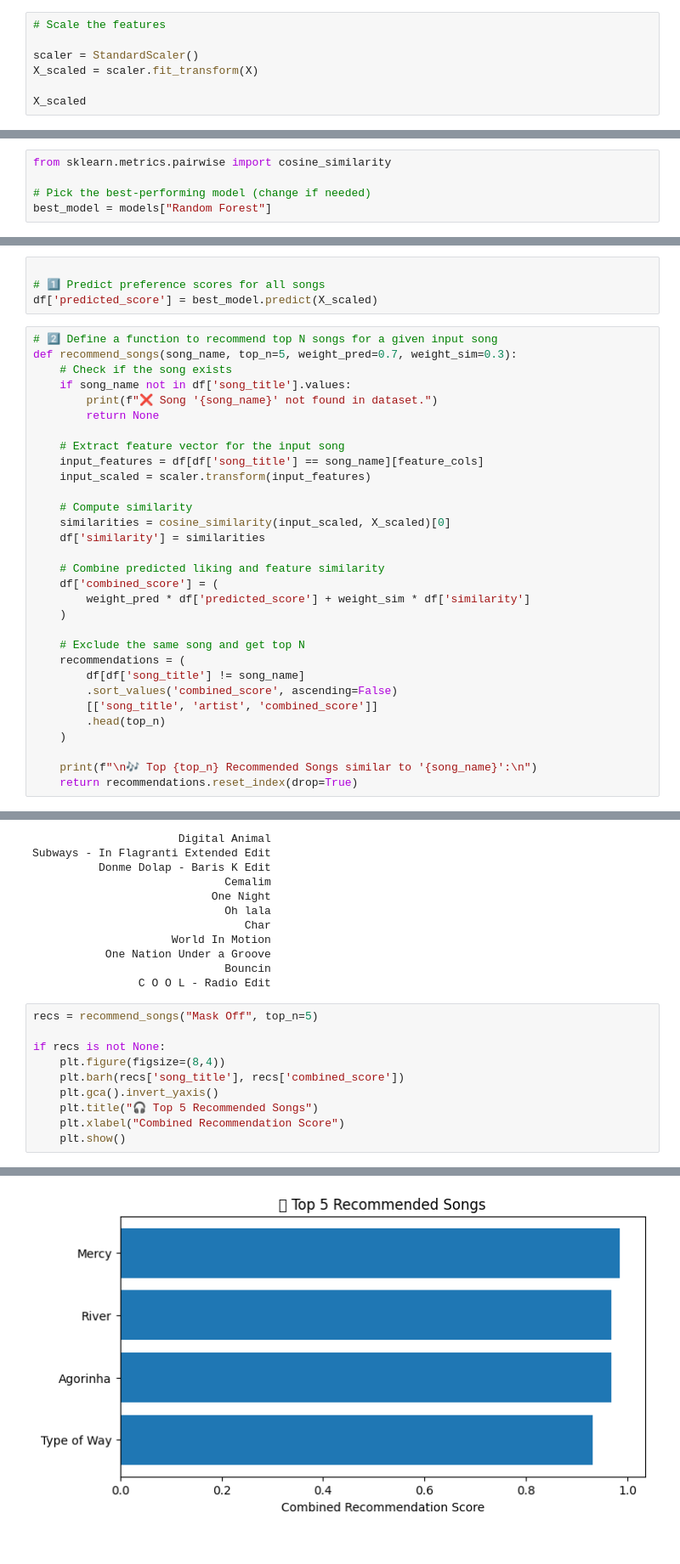
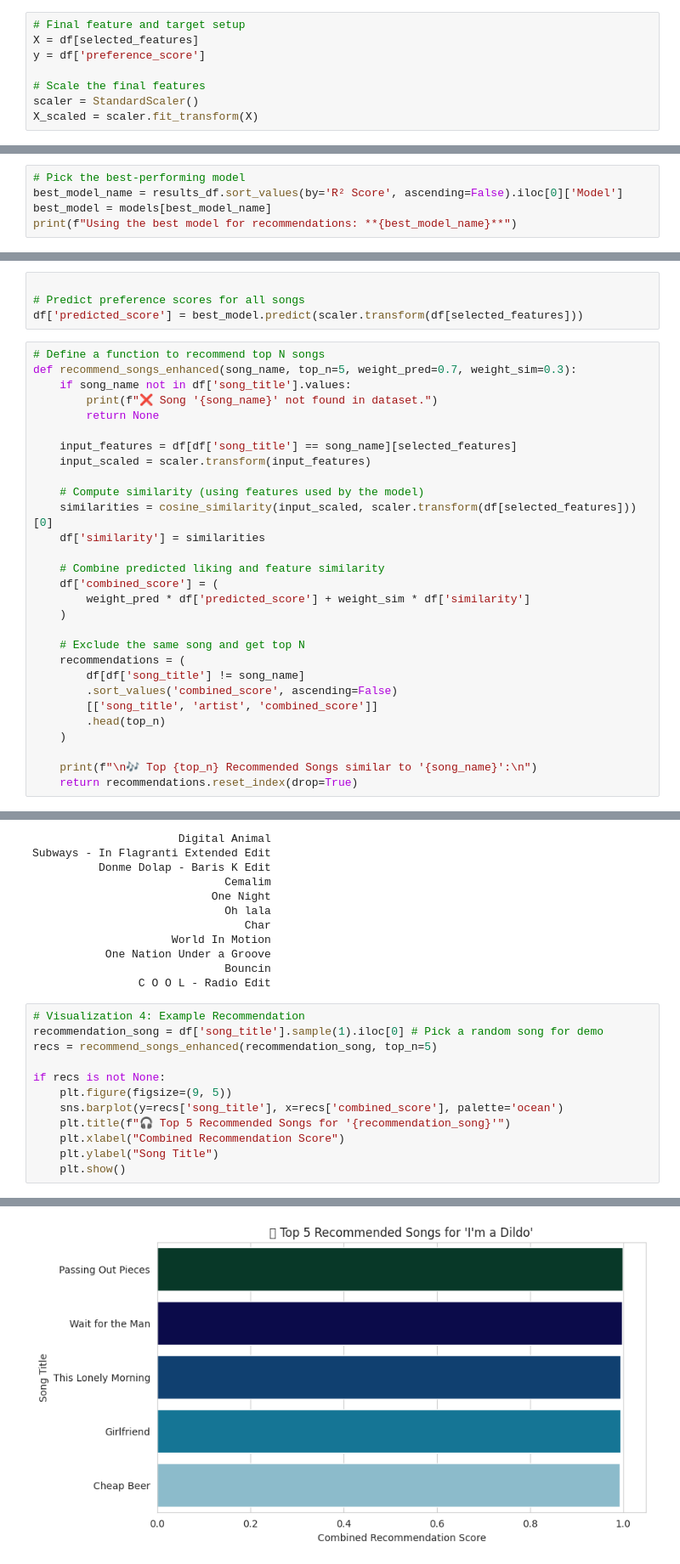
Before and after one commit to arunnats/Music-Taste-Predictor, a Jupyter notebook: Music_taste_predictor.ipynb, the cells around one changed output, grey strips where cells are left out. Shown at 85% size. Saved outputs shown, nothing was run; the diff lists cells and outputs as text.

```diff
--- a/Music_taste_predictor.ipynb
+++ b/Music_taste_predictor.ipynb
@@ -118,7 +153,8 @@ y = df['preference_score']
 # %%
-# Scale the features
+# Final feature and target setup
+X = df[selected_features]
+y = df['preference_score']
 
+# Scale the final features
 scaler = StandardScaler()
 X_scaled = scaler.fit_transform(X)
-
-X_scaled
@@ -199,5 +230,5 @@ plt.show()
 # %%
-from sklearn.metrics.pairwise import cosine_similarity
-
-# Pick the best-performing model (change if needed)
-best_model = models["Random Forest"]
+# Pick the best-performing model
+best_model_name = results_df.sort_values(by='R² Score', ascending=False).iloc[0]['Model']
+best_model = models[best_model_name]
+print(f"Using the best model for recommendations: **{best_model_name}**")
@@ -204,21 +237,19 @@ best_model = models["Random Forest"]
 # %%
 
-# 1️⃣ Predict preference scores for all songs
-df['predicted_score'] = best_model.predict(X_scaled)
+# Predict preference scores for all songs
+df['predicted_score'] = best_model.predict(scaler.transform(df[selected_features]))
 # %%
-# 2️⃣ Define a function to recommend top N songs for a given input song
-def recommend_songs(song_name, top_n=5, weight_pred=0.7, weight_sim=0.3):
-    # Check if the song exists
+# Define a function to recommend top N songs
+def recommend_songs_enhanced(song_name, top_n=5, weight_pred=0.7, weight_sim=0.3):
     if song_name not in df['song_title'].values:
         print(f"❌ Song '{song_name}' not found in dataset.")
         return None
 
-    # Extract feature vector for the input song
-    input_features = df[df['song_title'] == song_name][feature_cols]
+    input_features = df[df['song_title'] == song_name][selected_features]
     input_scaled = scaler.transform(input_features)
 
-    # Compute similarity
-    similarities = cosine_similarity(input_scaled, X_scaled)[0]
+    # Compute similarity (using features used by the model)
+    similarities = cosine_similarity(input_scaled, scaler.transform(df[selected_features]))[0]
     df['similarity'] = similarities
 
     # Combine predicted liking and feature similarity
@@ -261,13 +292,15 @@ Subways - In Flagranti Extended Edit
                              Bouncin
                 C O O L - Radio Edit
 # %%
-recs = recommend_songs("Mask Off", top_n=5)
+# Visualization 4: Example Recommendation
+recommendation_song = df['song_title'].sample(1).iloc[0] # Pick a random song for demo
+recs = recommend_songs_enhanced(recommendation_song, top_n=5)
 
 if recs is not None:
-    plt.figure(figsize=(8,4))
-    plt.barh(recs['song_title'], recs['combined_score'])
-    plt.gca().invert_yaxis()
-    plt.title("🎧 Top 5 Recommended Songs")
+    plt.figure(figsize=(9, 5))
+    sns.barplot(y=recs['song_title'], x=recs['combined_score'], palette='ocean')
+    plt.title(f"🎧 Top 5 Recommended Songs for '{recommendation_song}'")
     plt.xlabel("Combined Recommendation Score")
+    plt.ylabel("Song Title")
     plt.show()
 # %% [output]
@@ -275 +311 @@ if recs is not None:
-[figure, old version]
+[figure, new version]
```
Also changed, not shown: parts of 20 cells of this notebook.
